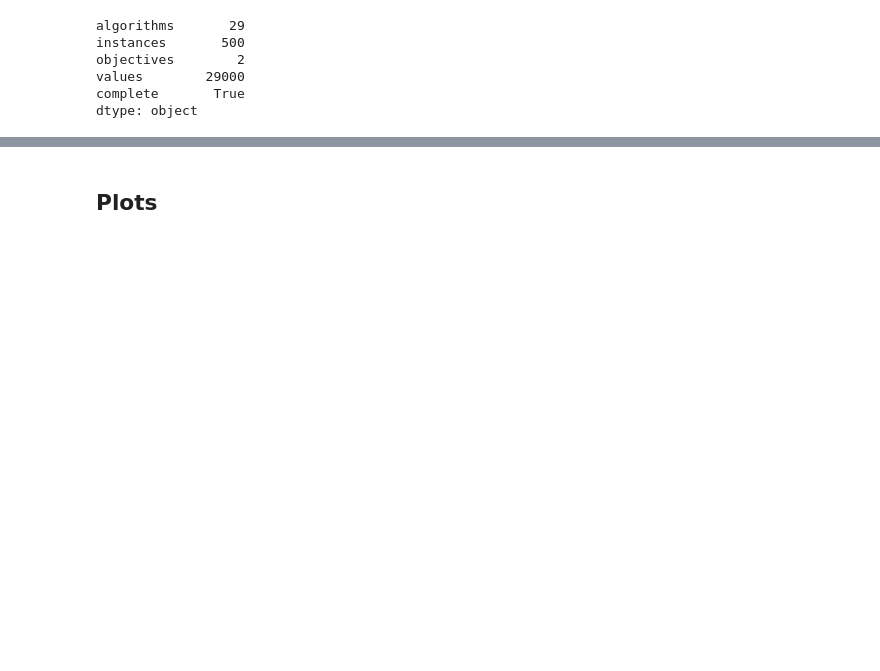
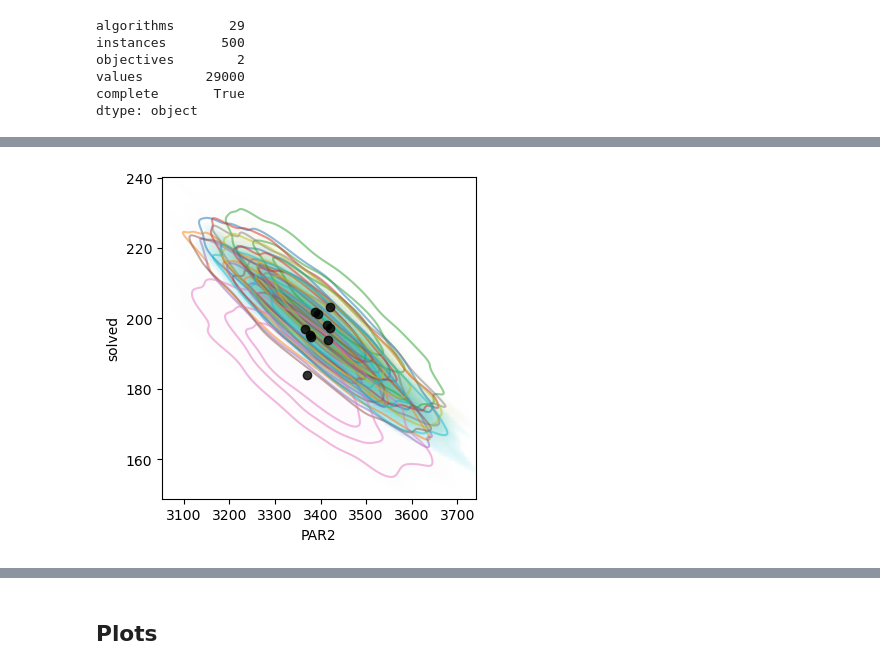
Before and after one commit to jeroenrook/robustranking, a Jupyter notebook: Experiments/examples/SAT2016.ipynb, the cells around one changed output, grey strips where cells are left out. Drawn from its saved outputs; the diff is of its cells as text; code cells hidden in the pictures; blank space fills up the shorter version.

```diff
--- a/Experiments/examples/SAT2016.ipynb
+++ b/Experiments/examples/SAT2016.ipynb
@@ -55,0 +201,20 @@ dtype: object
+# %%
+sbranking
+
+table = ranking.set_index("algorithm").merge(sbdranking, left_index=True, right_index=True)
+table
+# table = table[["group", "nd_rank_median", "groupsolved", "groupPAR2"]].round(0).astype(int)
+# print(table.to_latex())
+# # table
+for algorithm, scores in table.iterrows():
+    cells = [f"{algorithm}".replace("_", "\_")]
+    # n = 26
+    # if len(algorithm) > n:
+    #     cells[0] = cells[0][:n-2] + ".."
+    cells.append(f"${scores['group']:.0f}$")
+    cells.append(f"${scores['nd_rank_mean']+1:.1f}$")
+    cells.append(f"${scores['groupsolved']:.0f}$")
+    cells.append(f"${scores[('solved', 'score')]:.0f}$")
+    cells.append(f"${scores['groupPAR2']:.0f}$")
+    cells.append(f"${scores[('PAR2', 'score')]:.0f}$")
+    print(" & ".join(cells)+" \\\\")
@@ -56 +302,9 @@ dtype: object
+# %%
+fig, ax = plt.subplots(1, 1, figsize=(4,4))
+rr.utils.plots.plot_ci_density_estimations(comparison, algorithms=ranking.iloc[:10]["algorithm"].to_list(), show_names=False, ax=ax)
+ranking.iloc[:10]["algorithm"].to_list()
+plt.tight_layout()
+plt.savefig("SAT2016_os.png", dpi=600)
+# %% [output]
+[figure, added]
 # %%
```
Also changed, not shown: parts of 40 cells of this notebook, 10 other files.
